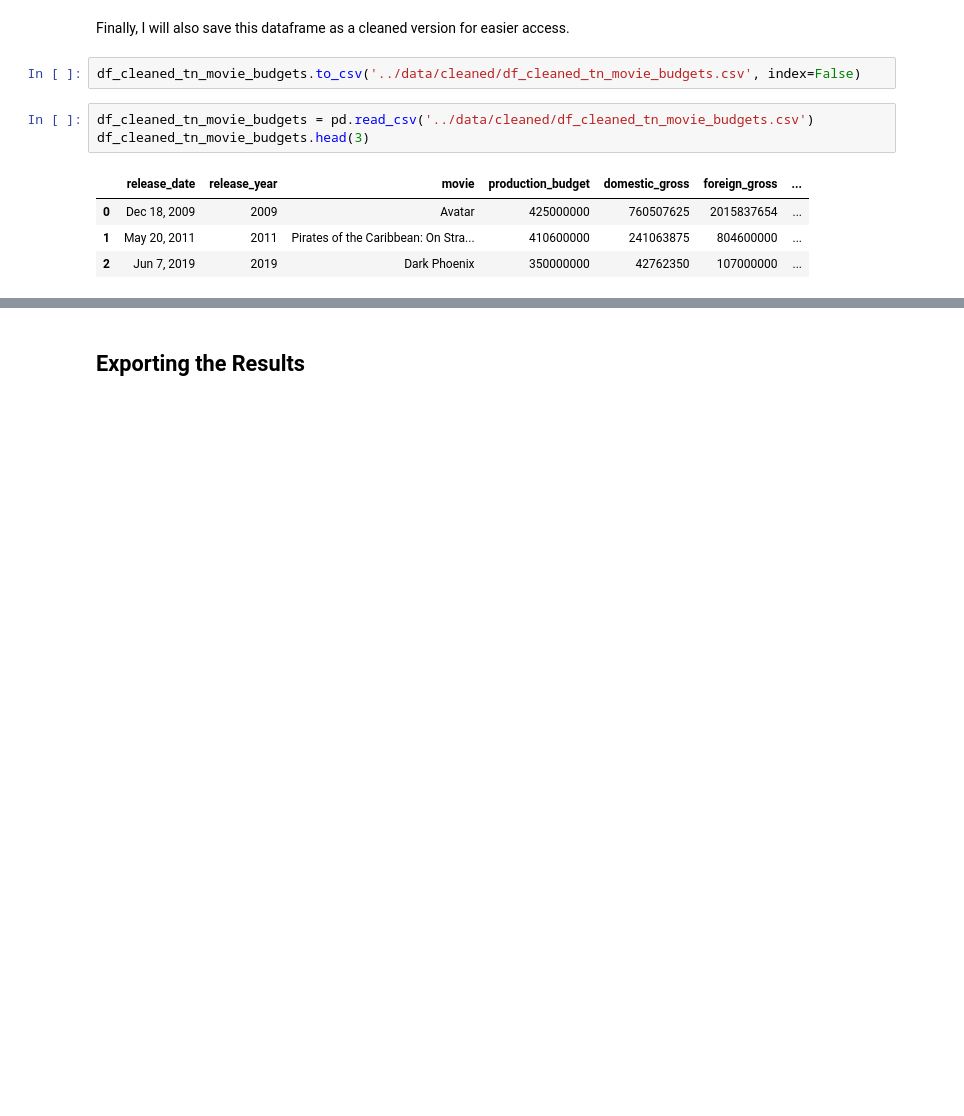
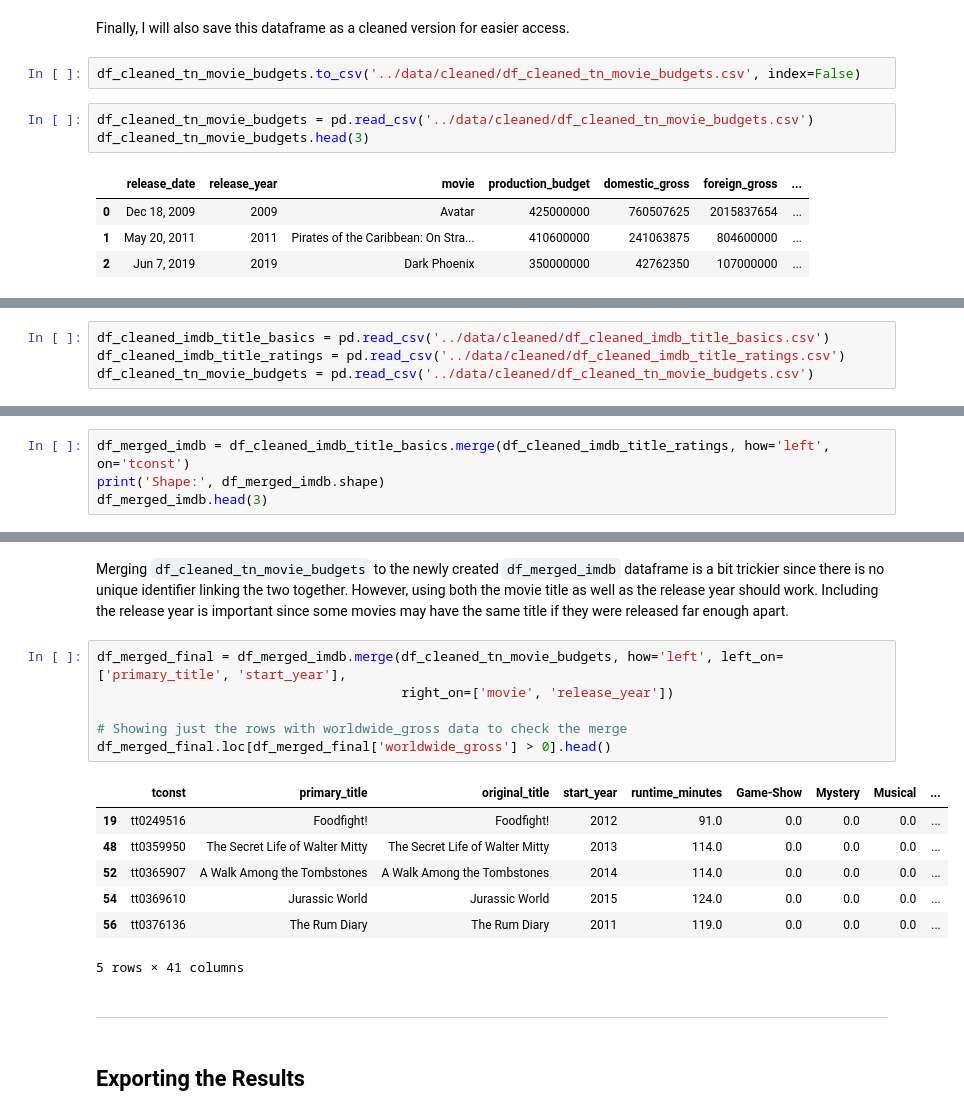
Before and after one commit to tjkyner/flatiron-ds-phase-1-project, a Jupyter notebook: notebooks/preprocessing.ipynb, the cells around one changed output, grey strips where cells are left out. Drawn from its saved outputs; the diff is of its cells as text; blank space fills up the shorter version.

Commit message:
finished data combining

```diff
--- a/notebooks/preprocessing.ipynb
+++ b/notebooks/preprocessing.ipynb
@@ -598,0 +602,4 @@ df_cleaned_tn_movie_budgets.head(3)
+# %%
+df_cleaned_imdb_title_basics = pd.read_csv('../data/cleaned/df_cleaned_imdb_title_basics.csv')
+df_cleaned_imdb_title_ratings = pd.read_csv('../data/cleaned/df_cleaned_imdb_title_ratings.csv')
+df_cleaned_tn_movie_budgets = pd.read_csv('../data/cleaned/df_cleaned_tn_movie_budgets.csv')
@@ -598,0 +608,4 @@ df_cleaned_tn_movie_budgets.head(3)
+# %%
+df_merged_imdb = df_cleaned_imdb_title_basics.merge(df_cleaned_imdb_title_ratings, how='left', on='tconst')
+print('Shape:', df_merged_imdb.shape)
+df_merged_imdb.head(3)
@@ -599,2 +619,20 @@ df_cleaned_tn_movie_budgets.head(3)
+# %% [markdown]
+Merging `df_cleaned_tn_movie_budgets` to the newly created `df_merged_imdb` dataframe is a bit trickier since there is no unique identifier linking the two together. However, using both the movie title as well as the release year should work. Including the release year is important since some movies may have the same title if they were released far enough apart.
+# %%
+df_merged_final = df_merged_imdb.merge(df_cleaned_tn_movie_budgets, how='left', left_on=['primary_title', 'start_year'],
+                                       right_on=['movie', 'release_year'])
+
+# Showing just the rows with worldwide_gross data to check the merge
+df_merged_final.loc[df_merged_final['worldwide_gross'] > 0].head()
+# %% [output]
+|  | tconst | primary_title | original_title | start_year | runtime_minutes | Game-Show | Mystery | Musical | ... |
+| 19 | tt0249516 | Foodfight! | Foodfight! | 2012 | 91.0 | 0.0 | 0.0 | 0.0 | ... |
+| 48 | tt0359950 | The Secret Life of Walter Mitty | The Secret Life of Walter Mitty | 2013 | 114.0 | 0.0 | 0.0 | 0.0 | ... |
+| 52 | tt0365907 | A Walk Among the Tombstones | A Walk Among the Tombstones | 2014 | 114.0 | 0.0 | 0.0 | 0.0 | ... |
+| 54 | tt0369610 | Jurassic World | Jurassic World | 2015 | 124.0 | 0.0 | 0.0 | 0.0 | ... |
+| 56 | tt0376136 | The Rum Diary | The Rum Diary | 2011 | 119.0 | 0.0 | 0.0 | 0.0 | ... |
+5 rows × 41 columns
+# %% [markdown]
+---
 # %% [markdown]
 ## Exporting the Results
```
Also changed, not shown: parts of 5 cells of this notebook.
